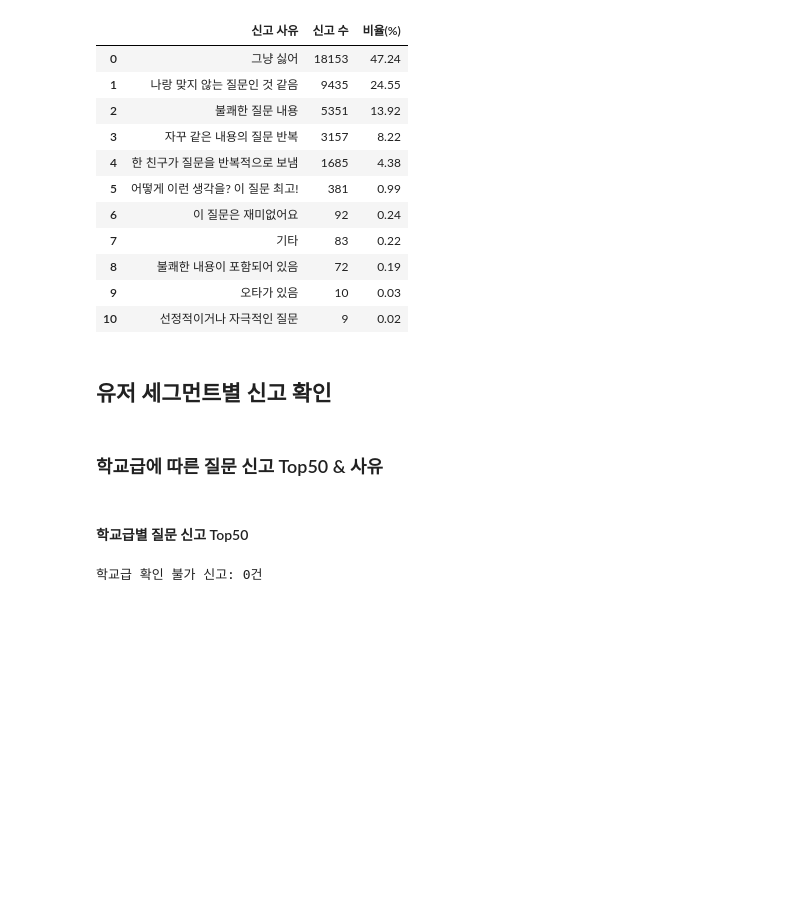
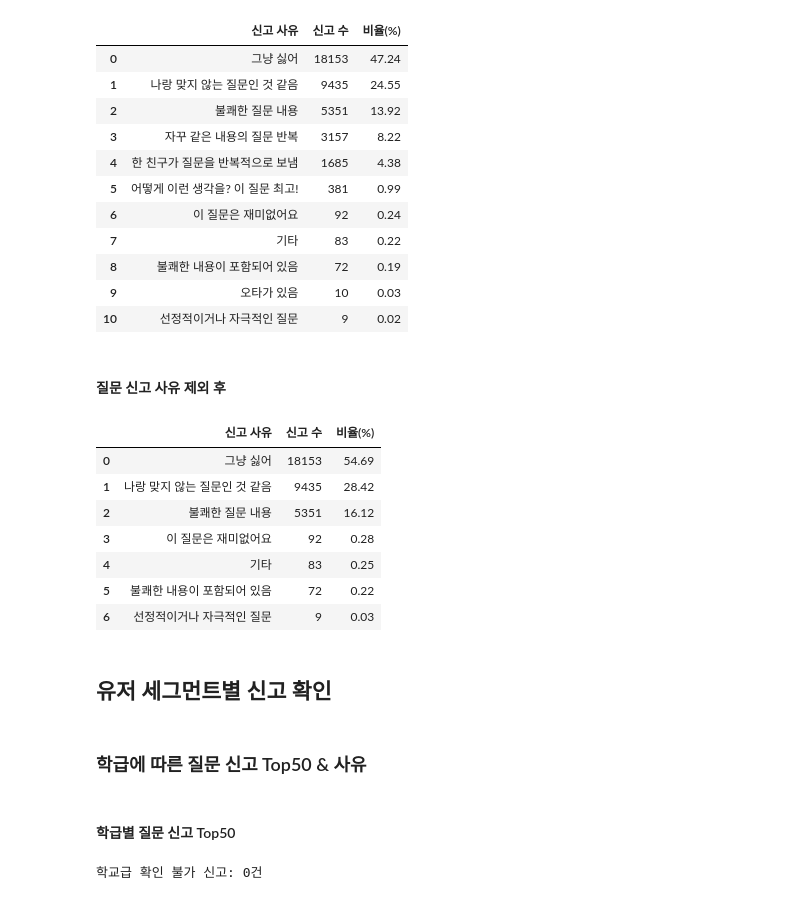
Before and after one commit to qet0506/codeit-sns-moderation, a Jupyter notebook: eda_목차정리_수정본.ipynb, the cells around one changed output. Drawn from its saved outputs; the diff is of its cells as text; code cells hidden in the pictures; blank space fills up the shorter version.

```diff
--- a/eda_목차정리_수정본.ipynb
+++ b/eda_목차정리_수정본.ipynb
@@ -731,12 +846,64 @@ df_question_report_reason_ranking.round(2)
 | 8 | 불쾌한 내용이 포함되어 있음 | 72 | 0.19 |
 | 9 | 오타가 있음 | 10 | 0.03 |
 | 10 | 선정적이거나 자극적인 질문 | 9 | 0.02 |
+# %% [markdown]
+#### 질문 신고 사유 제외 후
+# %%
+# 1. 선정한 신고 사유 7개
+selected_reason_list = [
+    "그냥 싫어",
+    "나랑 맞지 않는 질문인 것 같음",
+    "불쾌한 질문 내용",
+    "이 질문은 재미없어요",
+    "기타",
+    "불쾌한 내용이 포함되어 있음",
+    "선정적이거나 자극적인 질문",
+]
+
+selected_reason_values = (
+    df_questionreport_filtered["reason"]
+    .astype("string")
+    .str.strip()
+)
+
+# 2. 선정 사유만 집계
+df_selected_reason_ranking = (
+    selected_reason_values.loc[
+        selected_reason_values.isin(selected_reason_list)
+    ]
+    .value_counts()
+    .reindex(selected_reason_list, fill_value=0)
+    .rename_axis("신고 사유")
+    .reset_index(name="신고 수")
+    .sort_values("신고 수", ascending=False)
+    .reset_index(drop=True)
+)
+
+# 3. 선정 사유 신고 합계 기준 비율
+selected_reason_total = df_selected_reason_ranking["신고 수"].sum()
+
+df_selected_reason_ranking["비율(%)"] = (
+    df_selected_reason_ranking["신고 수"]
+    / selected_reason_total * 100
+    if selected_reason_total else float("nan")
+)
+
+display(df_selected_reason_ranking.round(2))
+# %% [output]
+|  | 신고 사유 | 신고 수 | 비율(%) |
+| 0 | 그냥 싫어 | 18153 | 54.69 |
+| 1 | 나랑 맞지 않는 질문인 것 같음 | 9435 | 28.42 |
+| 2 | 불쾌한 질문 내용 | 5351 | 16.12 |
+| 3 | 이 질문은 재미없어요 | 92 | 0.28 |
+| 4 | 기타 | 83 | 0.25 |
+| 5 | 불쾌한 내용이 포함되어 있음 | 72 | 0.22 |
+| 6 | 선정적이거나 자극적인 질문 | 9 | 0.03 |
 # %% [markdown]
 ## 유저 세그먼트별 신고 확인
 # %% [markdown]
-### 학교급에 따른 질문 신고 Top50 & 사유
+### 학급에 따른 질문 신고 Top50 & 사유
 # %% [markdown]
-#### 학교급별 질문 신고 Top50
+#### 학급별 질문 신고 Top50
 # %%
 target_reasons = [
     "그냥 싫어",
```
Also changed, not shown: parts of 66 cells of this notebook.
